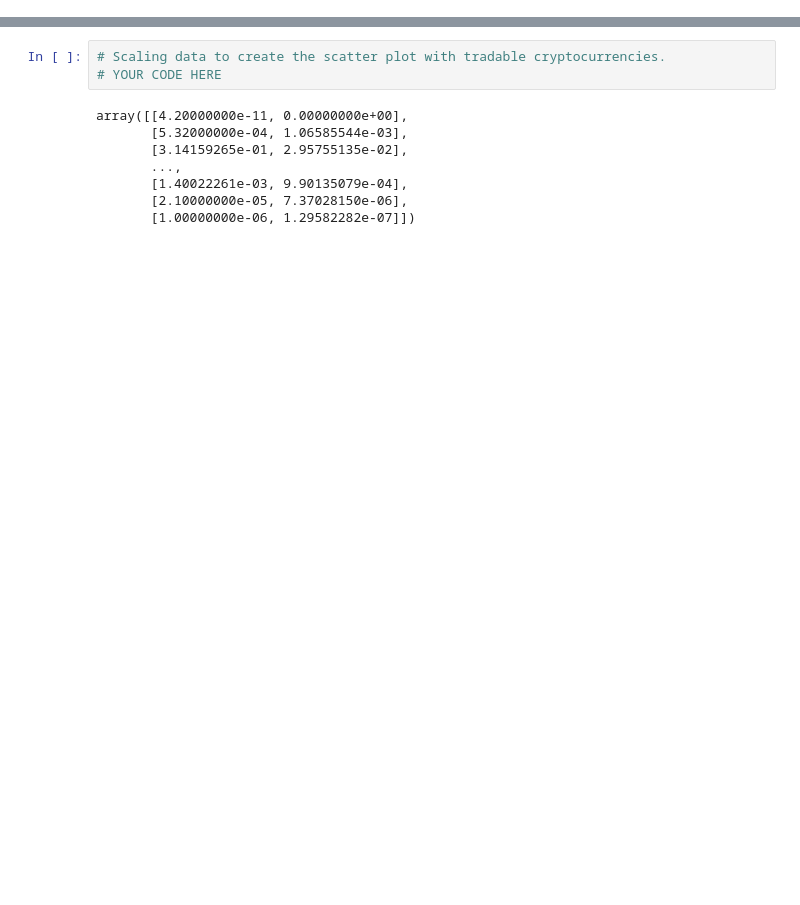
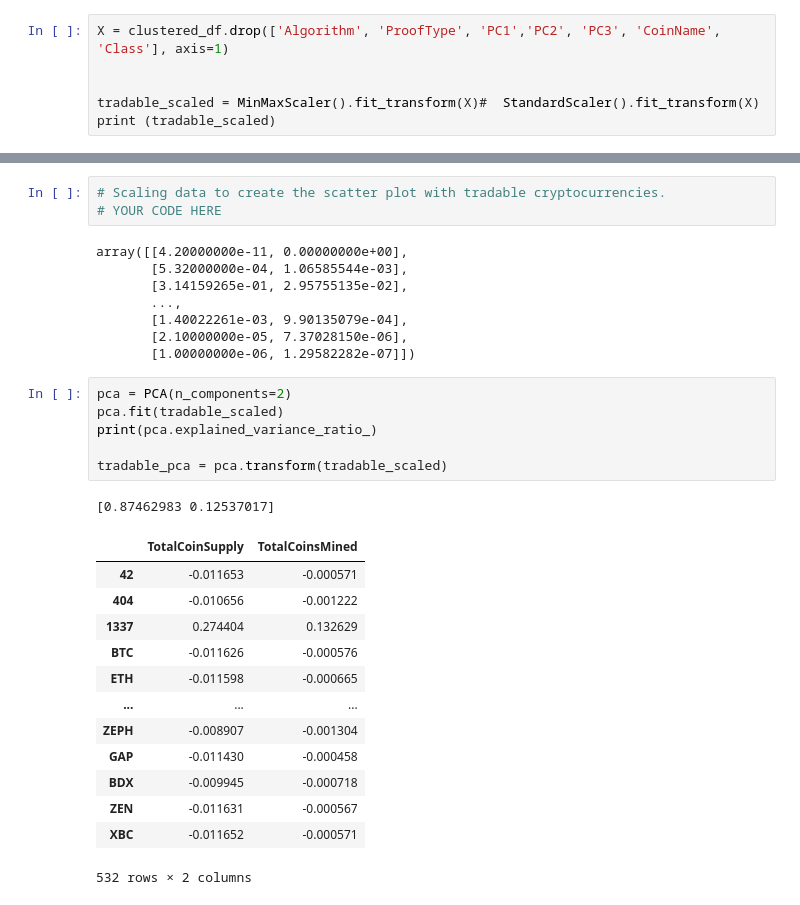
Before and after one commit to deepayogesh/Cryptocurrencies, a Jupyter notebook: crypto_clustering.ipynb, the cells around one changed output, grey strips where cells are left out. Drawn from its saved outputs; the diff is of its cells as text; blank space fills up the shorter version.

```diff
--- a/crypto_clustering.ipynb
+++ b/crypto_clustering.ipynb
@@ -470,3 +459,9 @@ clustered_df.hvplot.table(columns=['CoinName','Algorithm', 'ProofType', 'TotalCo
 print('There are '+str(len(clustered_df))+ ' tradable cryptocurrencies')
 # %% [output]
 There are 532 tradable cryptocurrencies.
+# %%
+X = clustered_df.drop(['Algorithm', 'ProofType', 'PC1','PC2', 'PC3', 'CoinName', 'Class'], axis=1)
+
+
+tradable_scaled = MinMaxScaler().fit_transform(X)#  StandardScaler().fit_transform(X)
+print (tradable_scaled)
@@ -481,5 +484,26 @@ array([[4.20000000e-11, 0.00000000e+00],
        [1.40022261e-03, 9.90135079e-04],
        [2.10000000e-05, 7.37028150e-06],
        [1.00000000e-06, 1.29582282e-07]])
+# %%
+pca = PCA(n_components=2)
+pca.fit(tradable_scaled)
+print(pca.explained_variance_ratio_)
+
+tradable_pca = pca.transform(tradable_scaled)
+# %% [output]
+[0.87462983 0.12537017]
+|  | TotalCoinSupply | TotalCoinsMined |
+| 42 | -0.011653 | -0.000571 |
+| 404 | -0.010656 | -0.001222 |
+| 1337 | 0.274404 | 0.132629 |
+| BTC | -0.011626 | -0.000576 |
+| ETH | -0.011598 | -0.000665 |
+| ... | ... | ... |
+| ZEPH | -0.008907 | -0.001304 |
+| GAP | -0.011430 | -0.000458 |
+| BDX | -0.009945 | -0.000718 |
+| ZEN | -0.011631 | -0.000567 |
+| XBC | -0.011652 | -0.000571 |
+532 rows × 2 columns
 # %%
 # Create a new DataFrame that has the scaled data with the clustered_df DataFrame index.
```
Also changed, not shown: parts of 4 cells of this notebook.
